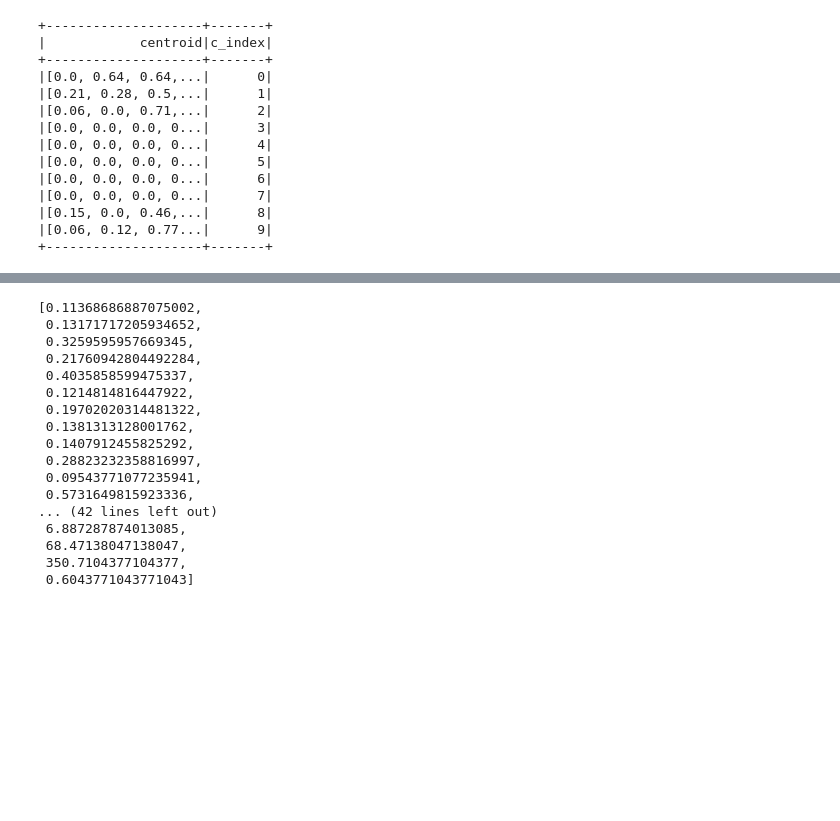
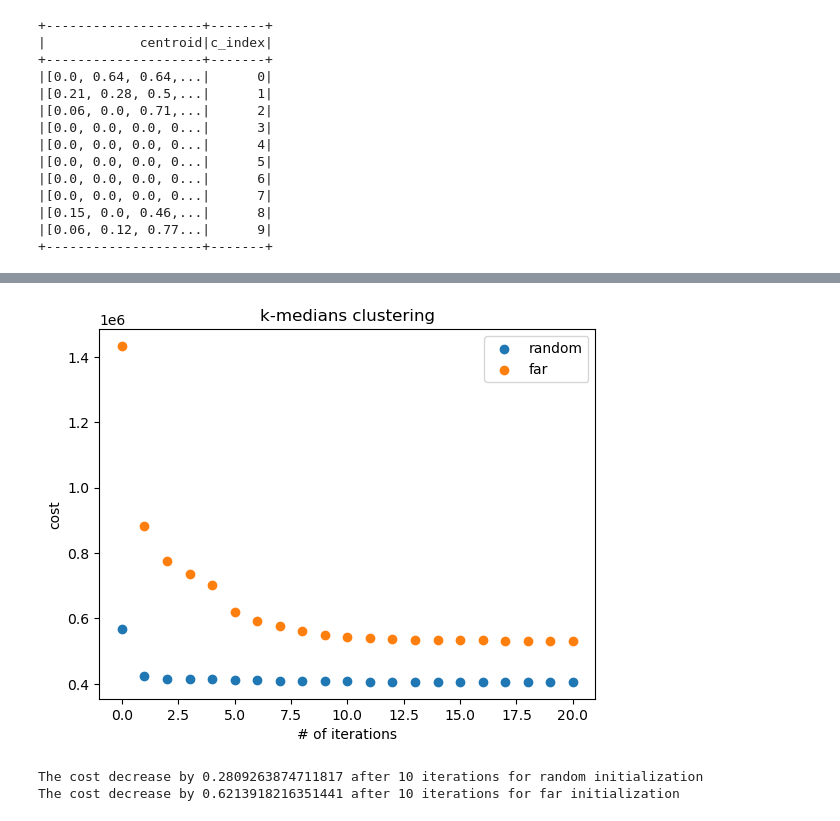
Before and after one commit to WenhaoP/CSE-547, a Jupyter notebook: HW2/q2.ipynb, the cells around one changed output, grey strips where cells are left out. Saved outputs shown, nothing was run; the diff lists cells and outputs as text; code cells hidden in the pictures; blank space fills up the shorter version.

```diff
--- a/HW2/q2.ipynb
+++ b/HW2/q2.ipynb
@@ -173,11 +147,8 @@ def k_medians(observation, initial_centroids, max_iter):
 
     new_centroids = new_partitions.rdd.map(lambda row: (row["c_index"], row["observation"]))
     new_centroids = new_centroids.reduceByKey(lambda x, y: [comb(x[i], y[i]) for i in range(len(x))])
+    new_centroids = new_centroids.map(lambda x: x if np.array(x[1]).ndim == 1 else (x[0], np.median(np.array(x[1]), axis=1).tolist()))
     new_centroids = spark.createDataFrame(new_centroids).toDF("c_index", "centroid")
-    new_centroids = new_centroids.withColumn("centroid",
-                                                (F.udf(lambda x: np.median(np.array(x), axis=1).tolist(), "array<float>"))(F.col("centroid")))
-    new_centroids = new_centroids.collect()
-    new_centroids = spark.createDataFrame(data=new_centroids)
 
     cost[0] = np.sum(new_partitions.select("obs_to_c_dist").rdd.flatMap(lambda x: x).collect())
     print(f"At iteration 0, the cost is {cost[0]}.")
@@ -192,17 +163,10 @@ def k_medians(observation, initial_centroids, max_iter):
         new_partitions = new_partitions.filter(((F.col("min_dist") - F.col("obs_to_c_dist")) < 1e-6) &
                                             ((F.col("obs_to_c_dist") - F.col("min_dist")) < 1e-6)).sort("obs_index").drop("min_dist")
 
-        # new_centroids = new_partitions.rdd.map(lambda row: (row.c_index, row.observation))
-        # new_centroids = new_centroids.reduceByKey(lambda x, y: (np.array(x) + np.array(y)).tolist())
-        # new_centroids = new_centroids.toDF().withColumnsRenamed({"_1": "c_index", "_2": "centroid"})
-        # new_centroids = new_centroids.join(new_partitions.groupBy("c_index").count(), on="c_index", how="inner")
-        # new_centroids = new_centroids.withColumn("centroid", (F.udf(lambda x, y: (np.array(x) / y).tolist(), "array<float>"))(F.col("centroid"), F.col("count")))
-        # new_centroids = new_centroids.drop("count").sort("c_index")
         new_centroids = new_partitions.rdd.map(lambda row: (row["c_index"], row["observation"]))
         new_centroids = new_centroids.reduceByKey(lambda x, y: [comb(x[i], y[i]) for i in range(len(x))])
+        new_centroids = new_centroids.map(lambda x: x if np.array(x[1]).ndim == 1 else (x[0], np.median(np.array(x[1]), axis=1).tolist()))
         new_centroids = spark.createDataFrame(new_centroids).toDF("c_index", "centroid")
-        new_centroids = new_centroids.withColumn("centroid",
-                                                 (F.udf(lambda x: np.median(np.array(x), axis=1).tolist(), "array<float>"))(F.col("centroid")))
 
         cost[t] = np.sum(new_partitions.select("obs_to_c_dist").rdd.flatMap(lambda x: x).collect())
 
@@ -352,20 +277,16 @@ new_centroids.show(12)
-# %%
-np.array(centroid_0[0][1]).mean(axis=1).tolist()
-# %% [output]
-[0.11368686887075002,
- 0.13171717205934652,
- 0.3259595957669345,
- 0.21760942804492284,
- 0.4035858599475337,
- 0.1214814816447922,
- 0.19702020314481322,
- 0.1381313128001762,
- 0.1407912455825292,
- 0.28823232358816997,
- 0.09543771077235941,
- 0.5731649815923336,
-... (42 lines left out)
- 6.887287874013085,
- 68.47138047138047,
- 350.7104377104377,
- 0.6043771043771043]
+# %%
+fig, ax = plt.subplots()
+ax.scatter(np.arange(0, 21), random_init_k_medians_result[0], label="random")
+ax.scatter(np.arange(0, 21), far_init_k_medians_result[0], label="far")
+ax.set_xlabel("# of iterations")
+ax.set_ylabel("cost")
+ax.set_title("k-medians clustering")
+ax.legend()
+plt.show()
+
+print(f"The cost decrease by {1 - random_init_k_medians_result[0][10] / random_init_k_medians_result[0][0]} after 10 iterations for random initialization")
+print(f"The cost decrease by {1 - far_init_k_medians_result[0][10] / far_init_k_medians_result[0][0]} after 10 iterations for far initialization")
+# %% [output]
+[figure, added]
+The cost decrease by 0.2809263874711817 after 10 iterations for random initialization
+The cost decrease by 0.6213918216351441 after 10 iterations for far initialization
```
Also changed, not shown: parts of 16 cells of this notebook, 2 other files.
